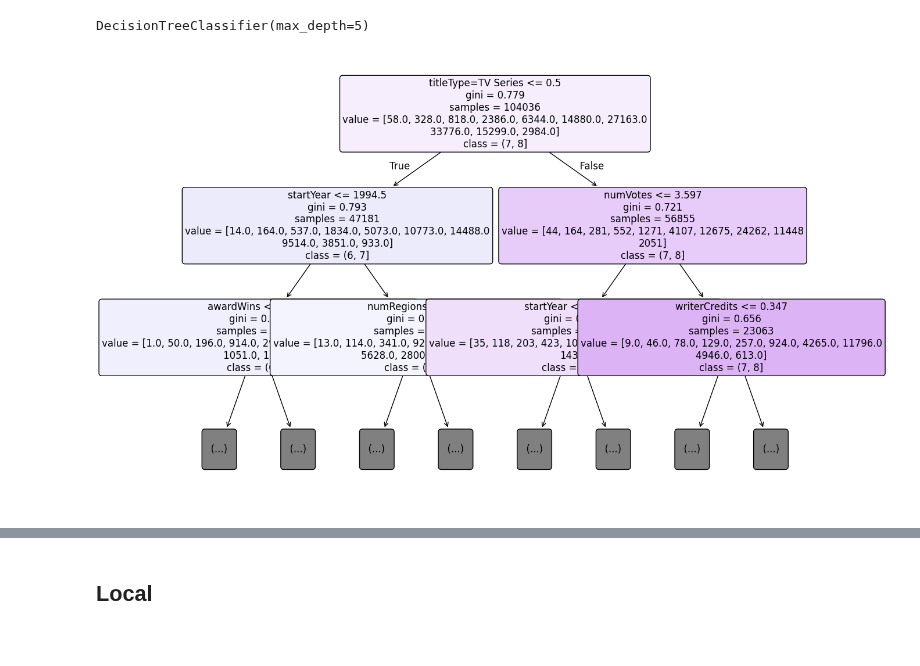
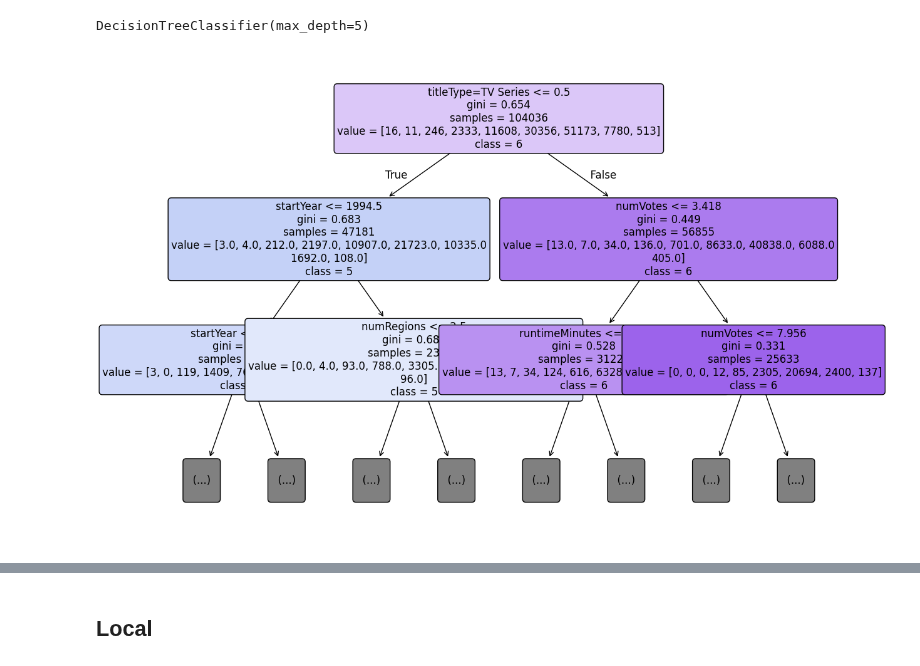
Before and after one commit to luigiascio/Data-Mining-2, a Jupyter notebook: xai_rating.ipynb, the cells around one changed output, grey strips where cells are left out. Saved outputs shown, nothing was run; the diff lists cells and outputs as text; code cells hidden in the pictures.

```diff
--- a/xai_rating.ipynb
+++ b/xai_rating.ipynb
@@ -33,6 +34,11 @@ category_mapping = {
 # Applicare la mappa al dataframe
 df['titleType'] = df['titleType'].map(category_mapping)
 df = df.drop(['averageRating'], axis=1)
+df = df.drop(['originalTitle'], axis=1)
+df = df.drop(['countryOfOrigin'], axis=1)
+df = df.drop(['genres'], axis=1)
+df = df.drop(['regions'], axis=1)
+df = df.drop(['soundMixes'], axis=1)
 
 df.head()
 # %% [output]
@@ -121,0 +52,4 @@ soundMixes: 228 categorie
+# %%
+res = prepare_dataset(df, class_name)
+df, feature_names, class_values, numeric_columns, rdf, real_feature_names, features_map = res
+df.head()
@@ -122,22 +64,16 @@ soundMixes: 228 categorie
 # %%
 from sklearn.model_selection import train_test_split, cross_val_score
 from sklearn.metrics import roc_curve, auc, roc_auc_score, accuracy_score, f1_score, classification_report
-# %%
-from sklearn.model_selection import train_test_split
-
-test_size = 0.30
-random_state = 0
-
-# Ultima colonna del df_encoded è la variabile target mappata (dfY)
-X = df_encoded[feature_names].values
-y = df_encoded[class_name].values  # oppure: y = dfY.values
-
-X_train, X_test, y_train, y_test = train_test_split(
-    X, y,
-    test_size=test_size,
-    random_state=random_state,
-    stratify=y
-)
+# %%
+test_size = 0.30
+random_state = 0
+
+X_train, X_test, y_train, y_test = train_test_split(
+    df[feature_names].values, df[class_name].values,
+    test_size=test_size,
+    random_state=random_state,
+    stratify=df[class_name].values
+)
 # %% [markdown]
 # Classification
 # %%
@@ -188,15 +142,15 @@ DecisionTreeClassifier(max_depth=5)
 # %%
 plt.figure(figsize=(14, 10))
 plot_tree(explainer,
           feature_names=feature_names,
-          class_names=list(class_name_map.keys()),
+          class_names = [str(cls) for cls in sorted(df[class_name].unique())],
           filled=True,
           rounded=True,
           fontsize=12,
           max_depth=2)
 plt.show()
 # %% [output]
-[figure, old version]
+[figure, new version]
 # %%
 y_pred_explainer = explainer.predict(X_test)
 y_pred_bb = bb.predict(X_test)
```
Also changed, not shown: parts of 54 cells of this notebook, 1 other file.
